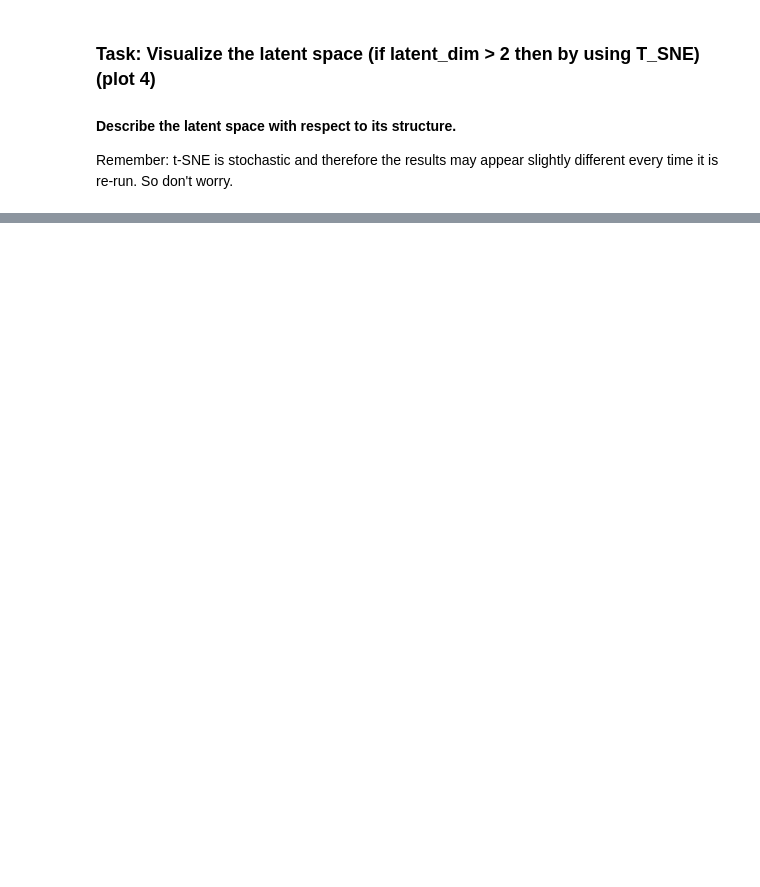
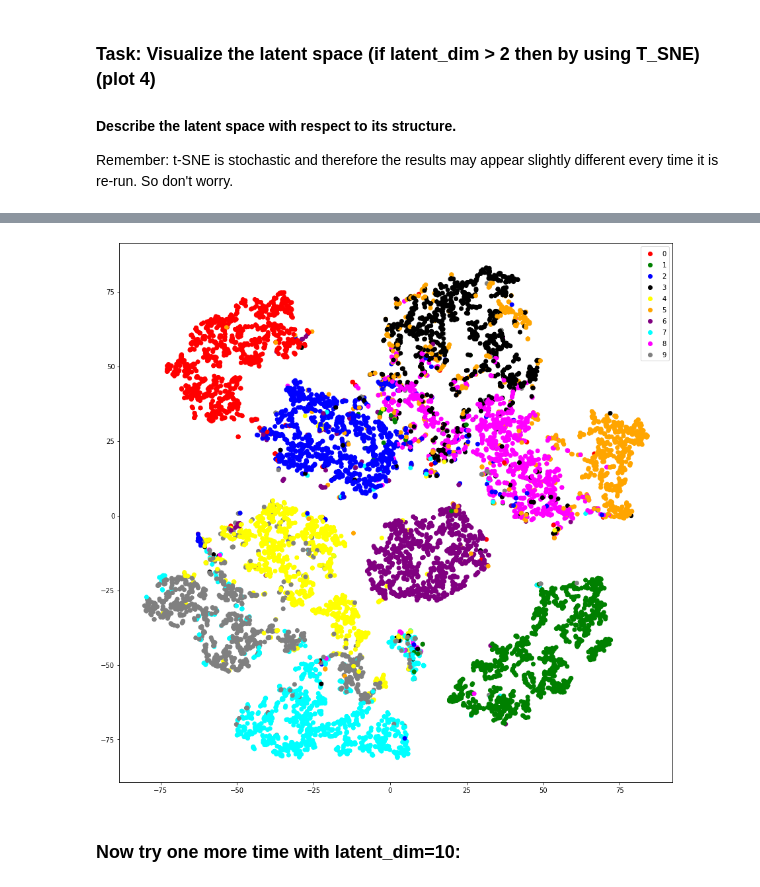
Before and after one commit to mathisloevenich/AML, a Jupyter notebook: Ex7.VariationalAutoEncoder.ipynb, the cells around one changed output, grey strips where cells are left out. Drawn from its saved outputs; the diff is of its cells as text; code cells hidden in the pictures; blank space fills up the shorter version.

```diff
--- a/Ex7.VariationalAutoEncoder.ipynb
+++ b/Ex7.VariationalAutoEncoder.ipynb
@@ -385,0 +354,6 @@ Remember: t-SNE is stochastic and therefore the results may appear slightly diff
+# %%
+autoencoder2 = VAE(latent_dim = 4)
+# Default learning rate, optimizer = nAdam.
+autoencoder2.compile(tf.keras.optimizers.Nadam(),loss = recon_loss,metrics = [recon_loss, 'accuracy'])
+# %%
+history = autoencoder2.fit(final_dataset, batch_size = 256, epochs =30)
@@ -385,0 +378,17 @@ Remember: t-SNE is stochastic and therefore the results may appear slightly diff
+# %%
+z_mean, log_var = autoencoder2.encode(x_test) # encode
+# %%
+# Create a t-SNE model
+model = TSNE(n_components = 2)
+
+# Transform the data
+X_2d = model.fit_transform(z_mean)
+
+fig, ax = plt.subplots(figsize=(15,15))
+scatter = plt.scatter(X_2d[:, 0], X_2d[:, 1], c=y_test, cmap=ListedColormap(colors))
+plt.legend(*scatter.legend_elements())
+plt.show()
+# %% [output]
+[figure, added]
+# %% [markdown]
+### Now try one more time with latent_dim=10:
```
Also changed, not shown: parts of 22 cells of this notebook.
